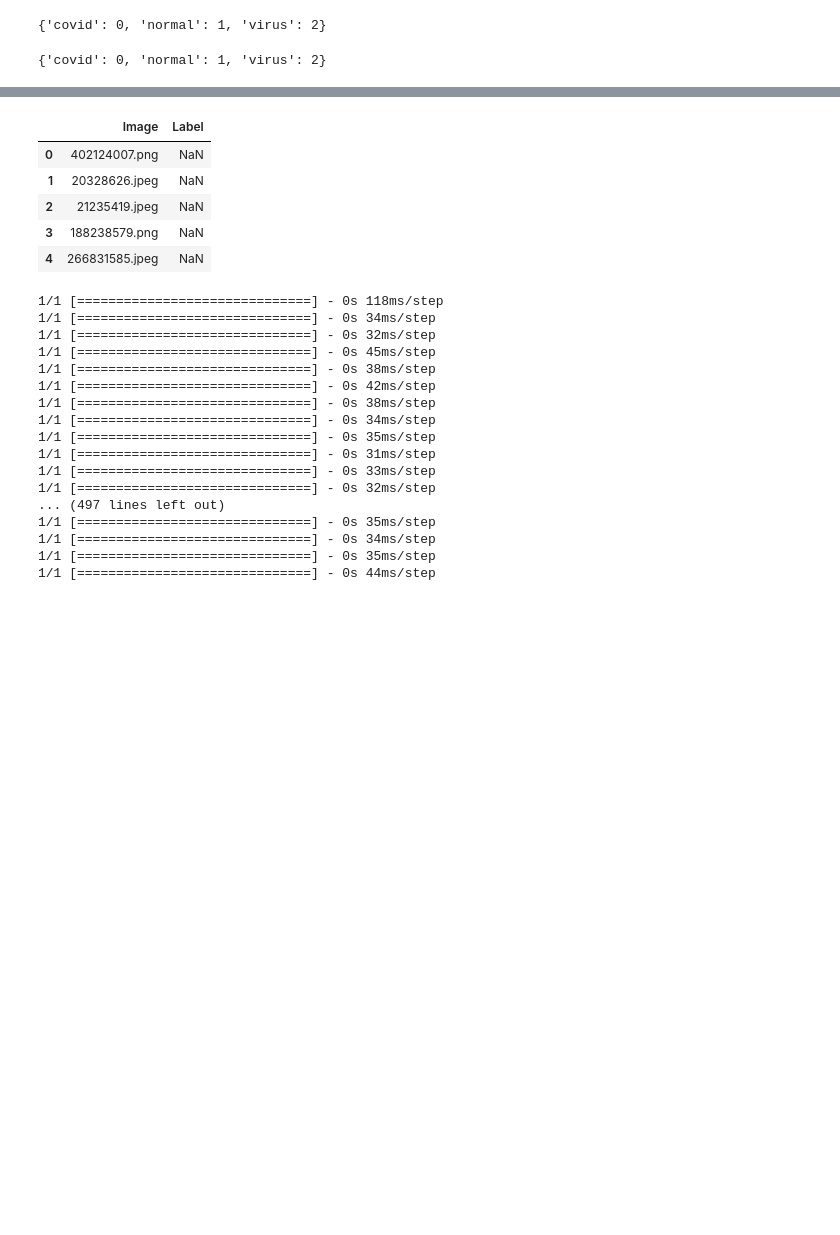
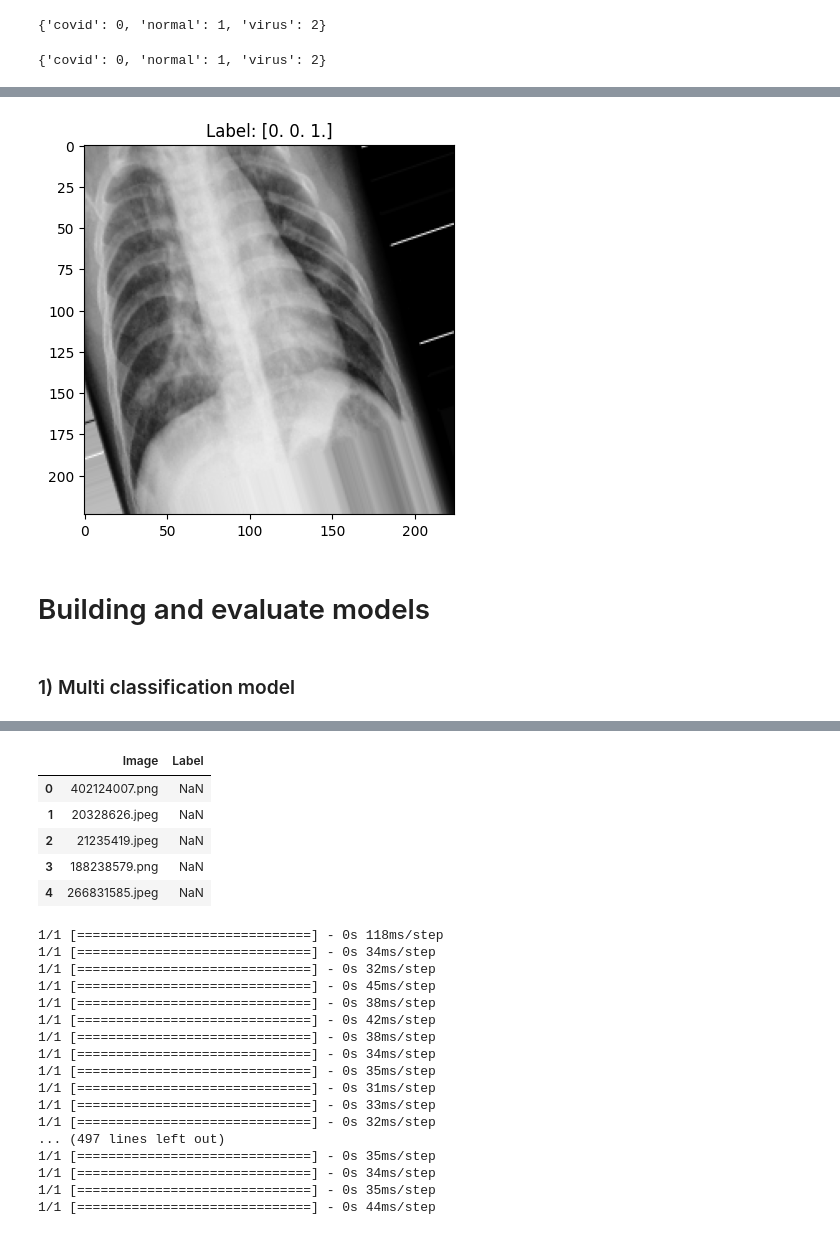
Before and after one commit to Mkaljermy/CNN-Covid19-Classification, a Jupyter notebook: CNN_Covid19_Classification.ipynb, the cells around one changed output, grey strips where cells are left out. Saved outputs shown, nothing was run; the diff lists cells and outputs as text; code cells hidden in the pictures; blank space fills up the shorter version.

```diff
--- a/CNN_Covid19_Classification.ipynb
+++ b/CNN_Covid19_Classification.ipynb
@@ -431,0 +538,10 @@ plt.show()
+# %%
+plt.imshow(images[9])
+plt.title(f"Label: {labels[9]}")
+plt.show()
+# %% [output]
+[figure, added]
+# %% [markdown]
+# Building and evaluate models
+# %% [markdown]
+### 1) Multi classification model
```
Also changed, not shown: parts of 110 cells of this notebook.
